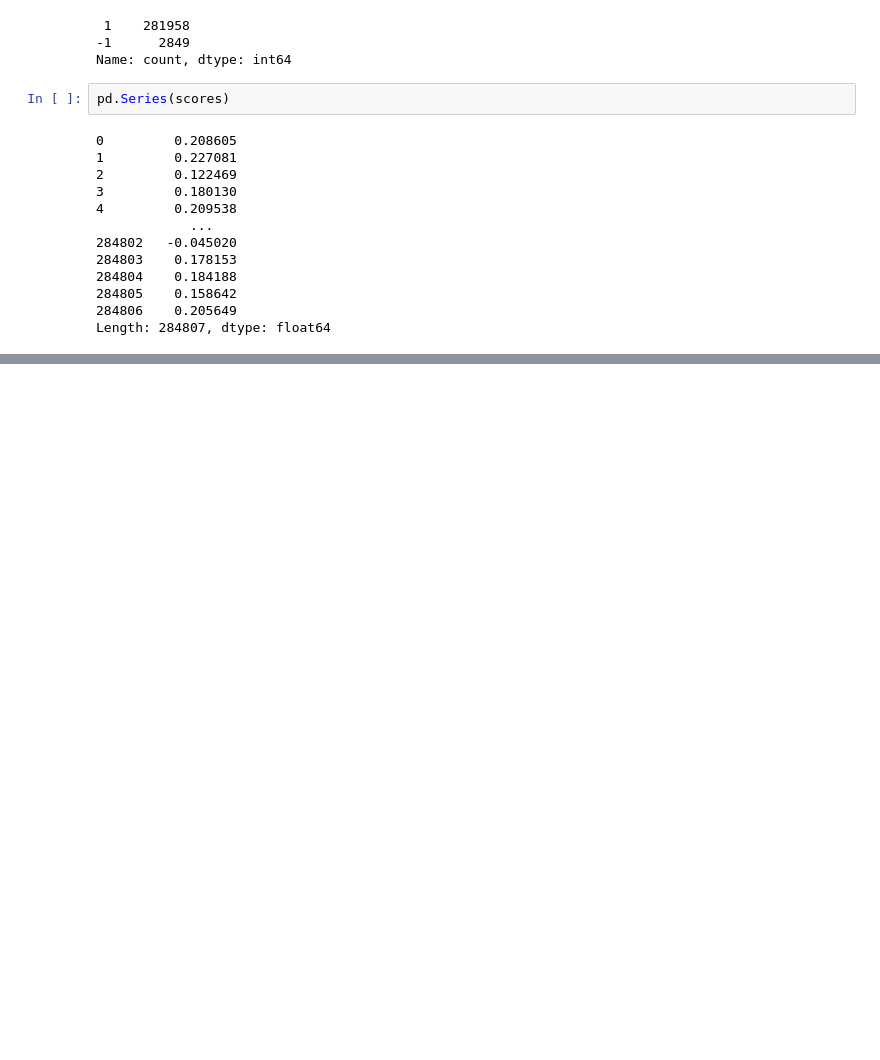
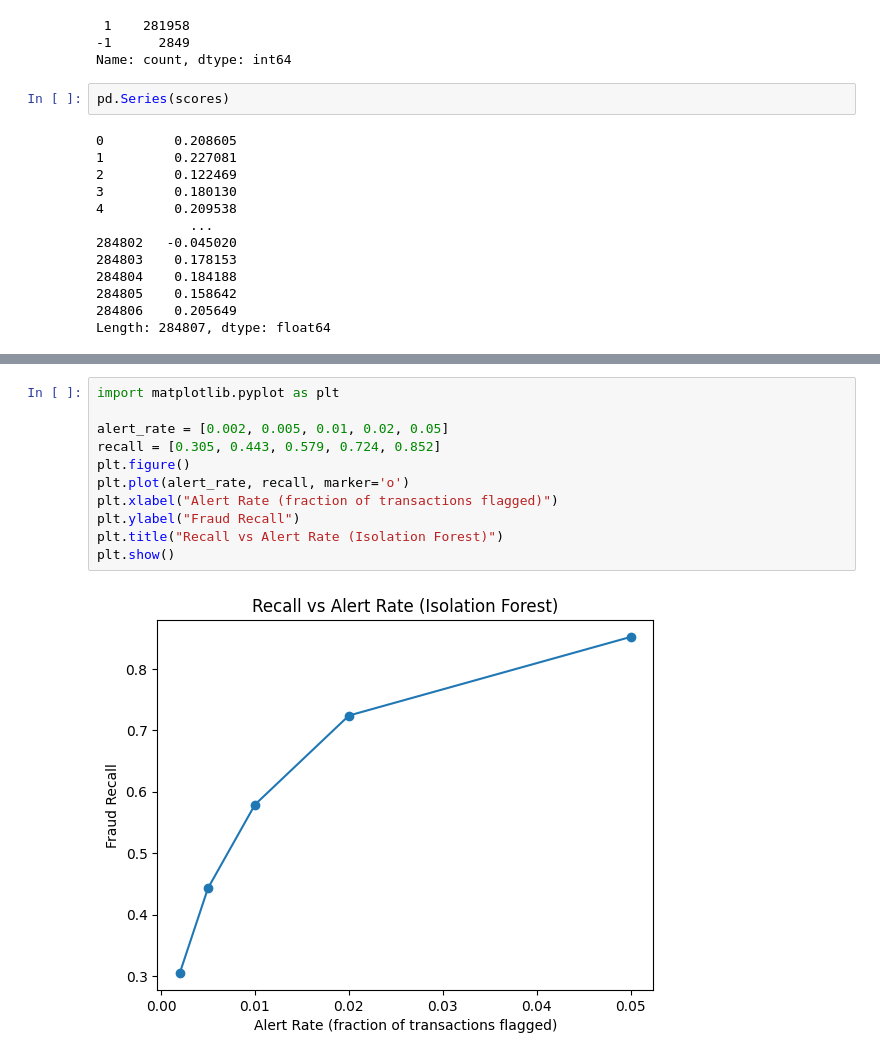
Before and after one commit to Raafat911/Unsupervised-learning-Anomaly-Detection-in-Credit-Card-Transactions, a Jupyter notebook: Anomaly-detection.ipynb, the cells around one changed output, grey strips where cells are left out. Cells and saved outputs as stored; diff of their text form; blank space fills up the shorter version.

```diff
--- a/Anomaly-detection.ipynb
+++ b/Anomaly-detection.ipynb
@@ -189,3 +250,16 @@ tuning_df
+# %%
+import matplotlib.pyplot as plt
+
+alert_rate = [0.002, 0.005, 0.01, 0.02, 0.05]
+recall = [0.305, 0.443, 0.579, 0.724, 0.852]
+plt.figure()
+plt.plot(alert_rate, recall, marker='o')
+plt.xlabel("Alert Rate (fraction of transactions flagged)")
+plt.ylabel("Fraud Recall")
+plt.title("Recall vs Alert Rate (Isolation Forest)")
+plt.show()
+# %% [output]
+[figure, added]
 # %%
 from sklearn.ensemble import IsolationForest
 import pandas as pd
```
Also changed, not shown: parts of 42 cells of this notebook, 1 other file.
